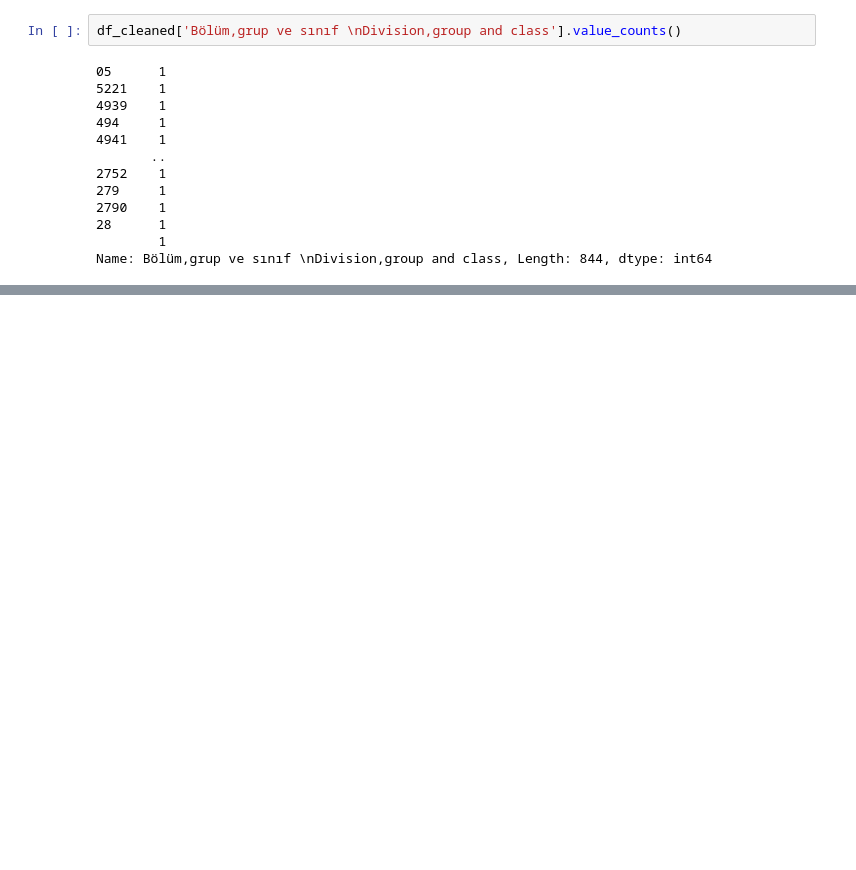
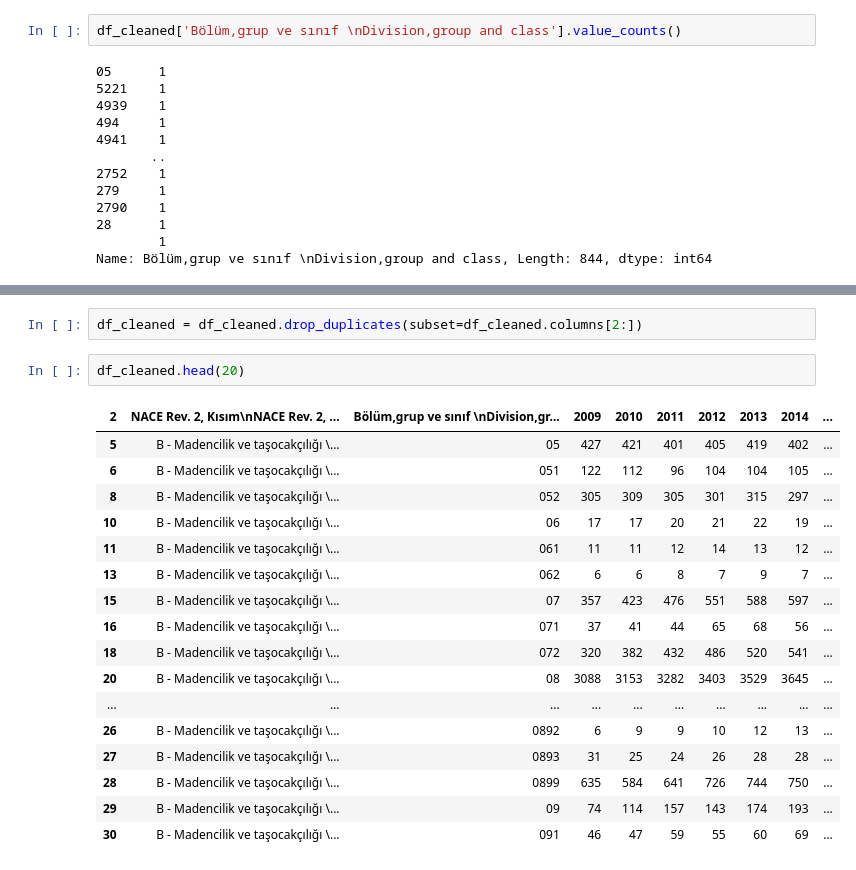
Before and after one commit to ofgkts/Portfolio-Projects, a Jupyter notebook: Enterprieses_in_Turkiye.ipynb, the cells around one changed output, grey strips where cells are left out. Cells and saved outputs as stored; diff of their text form; blank space fills up the shorter version.

```diff
--- a/Enterprieses_in_Turkiye.ipynb
+++ b/Enterprieses_in_Turkiye.ipynb
@@ -69,0 +108,22 @@ Name: Bölüm,grup ve sınıf \nDivision,group and class, Length: 844, dtype: in
+# %%
+df_cleaned = df_cleaned.drop_duplicates(subset=df_cleaned.columns[2:])
+# %%
+df_cleaned.head(20)
+# %% [output]
+| 2 | NACE Rev. 2, Kısım\nNACE Rev. 2, ... | Bölüm,grup ve sınıf \nDivision,gr... | 2009 | 2010 | 2011 | 2012 | 2013 | 2014 | ... |
+| 5 | B - Madencilik ve taşocakçılığı \... | 05 | 427 | 421 | 401 | 405 | 419 | 402 | ... |
+| 6 | B - Madencilik ve taşocakçılığı \... | 051 | 122 | 112 | 96 | 104 | 104 | 105 | ... |
+| 8 | B - Madencilik ve taşocakçılığı \... | 052 | 305 | 309 | 305 | 301 | 315 | 297 | ... |
+| 10 | B - Madencilik ve taşocakçılığı \... | 06 | 17 | 17 | 20 | 21 | 22 | 19 | ... |
+| 11 | B - Madencilik ve taşocakçılığı \... | 061 | 11 | 11 | 12 | 14 | 13 | 12 | ... |
+| 13 | B - Madencilik ve taşocakçılığı \... | 062 | 6 | 6 | 8 | 7 | 9 | 7 | ... |
+| 15 | B - Madencilik ve taşocakçılığı \... | 07 | 357 | 423 | 476 | 551 | 588 | 597 | ... |
+| 16 | B - Madencilik ve taşocakçılığı \... | 071 | 37 | 41 | 44 | 65 | 68 | 56 | ... |
+| 18 | B - Madencilik ve taşocakçılığı \... | 072 | 320 | 382 | 432 | 486 | 520 | 541 | ... |
+| 20 | B - Madencilik ve taşocakçılığı \... | 08 | 3088 | 3153 | 3282 | 3403 | 3529 | 3645 | ... |
+| ... | ... | ... | ... | ... | ... | ... | ... | ... | ... |
+| 26 | B - Madencilik ve taşocakçılığı \... | 0892 | 6 | 9 | 9 | 10 | 12 | 13 | ... |
+| 27 | B - Madencilik ve taşocakçılığı \... | 0893 | 31 | 25 | 24 | 26 | 28 | 28 | ... |
+| 28 | B - Madencilik ve taşocakçılığı \... | 0899 | 635 | 584 | 641 | 726 | 744 | 750 | ... |
+| 29 | B - Madencilik ve taşocakçılığı \... | 09 | 74 | 114 | 157 | 143 | 174 | 193 | ... |
+| 30 | B - Madencilik ve taşocakçılığı \... | 091 | 46 | 47 | 59 | 55 | 60 | 69 | ... |
```
Also changed, not shown: parts of 6 cells of this notebook.
